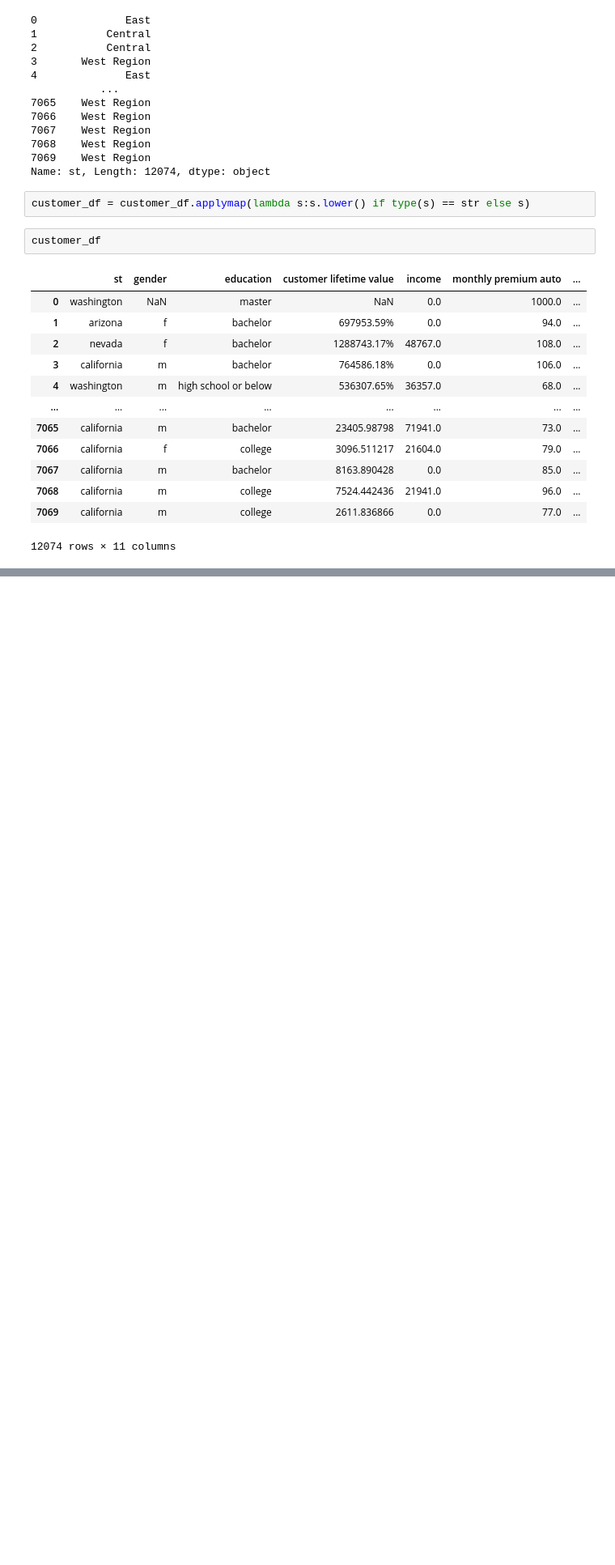
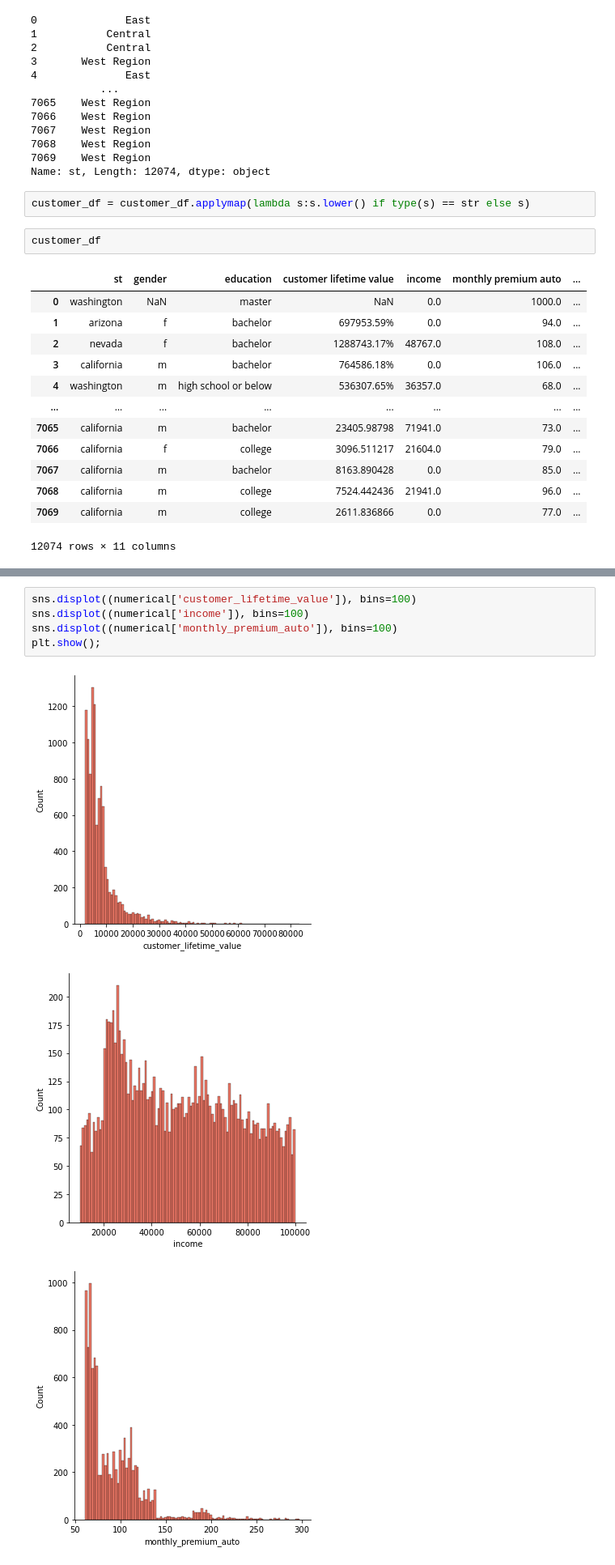
Before and after one commit to deniemmer/IronDenise, a Jupyter notebook: Week2/28.03/Activities_week2.ipynb, the cells around one changed output, grey strips where cells are left out. Shown: that part at 81% size. Saved outputs shown, nothing was run; the diff lists cells and outputs as text; blank space fills up the shorter version.

```diff
--- a/Week2/28.03/Activities_week2.ipynb
+++ b/Week2/28.03/Activities_week2.ipynb
@@ -551,0 +460,9 @@ ax = sns.countplot(x="income", data=numerical)
+# %%
+sns.displot((numerical['customer_lifetime_value']), bins=100)
+sns.displot((numerical['income']), bins=100)
+sns.displot((numerical['monthly_premium_auto']), bins=100)
+plt.show();
+# %% [output]
+[figure, added]
+[figure, added]
+[figure, added]
```
Also changed, not shown: parts of 57 cells of this notebook.
